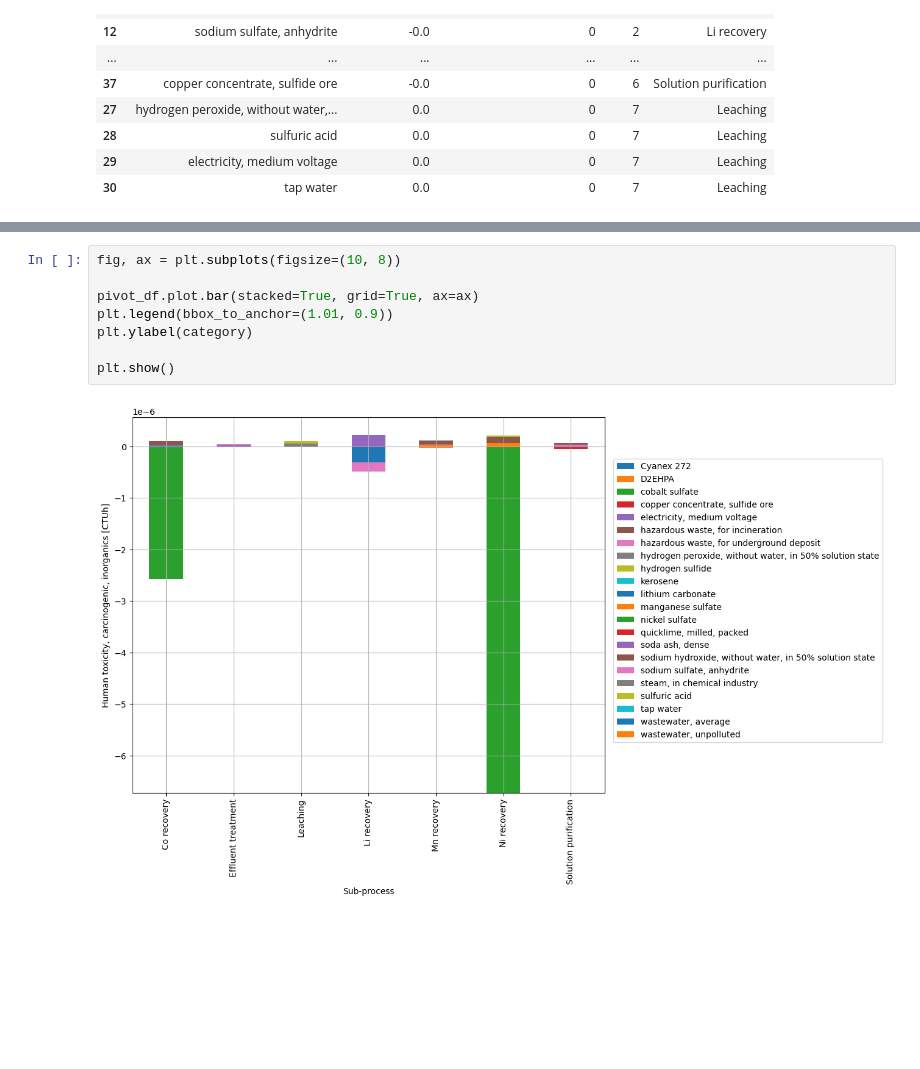
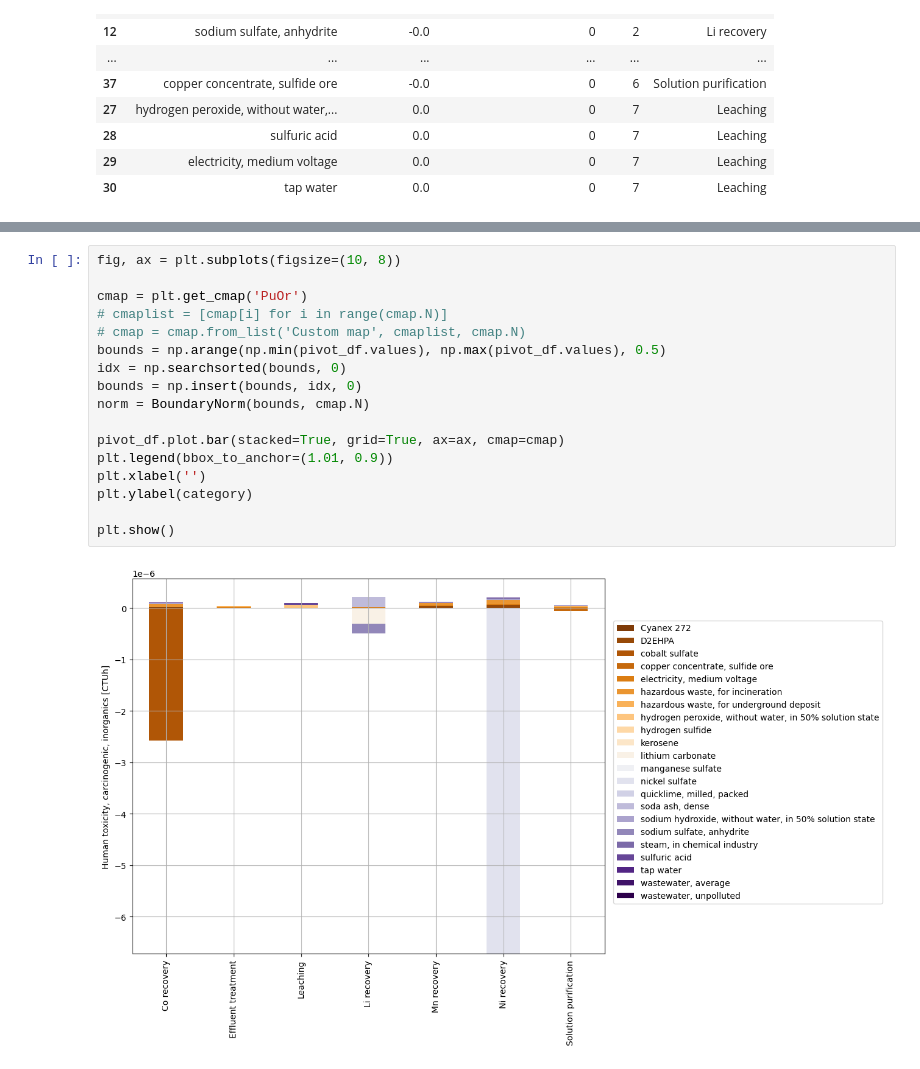
Before and after one commit to laphei/openlca-contributor, a Jupyter notebook: contributor.ipynb, the cells around one changed output, grey strips where cells are left out. Cells and saved outputs as stored; diff of their text form; blank space fills up the shorter version.

```diff
--- a/contributor.ipynb
+++ b/contributor.ipynb
@@ -148,10 +156,19 @@ pivot_df = combined_df.pivot(index='Sub-process', columns='Processes', values=co
 # %%
 fig, ax = plt.subplots(figsize=(10, 8))
 
-pivot_df.plot.bar(stacked=True, grid=True, ax=ax)
+cmap = plt.get_cmap('PuOr')
+# cmaplist = [cmap[i] for i in range(cmap.N)]
+# cmap = cmap.from_list('Custom map', cmaplist, cmap.N)
+bounds = np.arange(np.min(pivot_df.values), np.max(pivot_df.values), 0.5)
+idx = np.searchsorted(bounds, 0)
+bounds = np.insert(bounds, idx, 0)
+norm = BoundaryNorm(bounds, cmap.N)
+
+pivot_df.plot.bar(stacked=True, grid=True, ax=ax, cmap=cmap)
 plt.legend(bbox_to_anchor=(1.01, 0.9))
+plt.xlabel('')
 plt.ylabel(category)
 
 plt.show()
 # %% [output]
-[figure, old version]
+[figure, new version]
```
Also changed, not shown: parts of 4 cells of this notebook.
